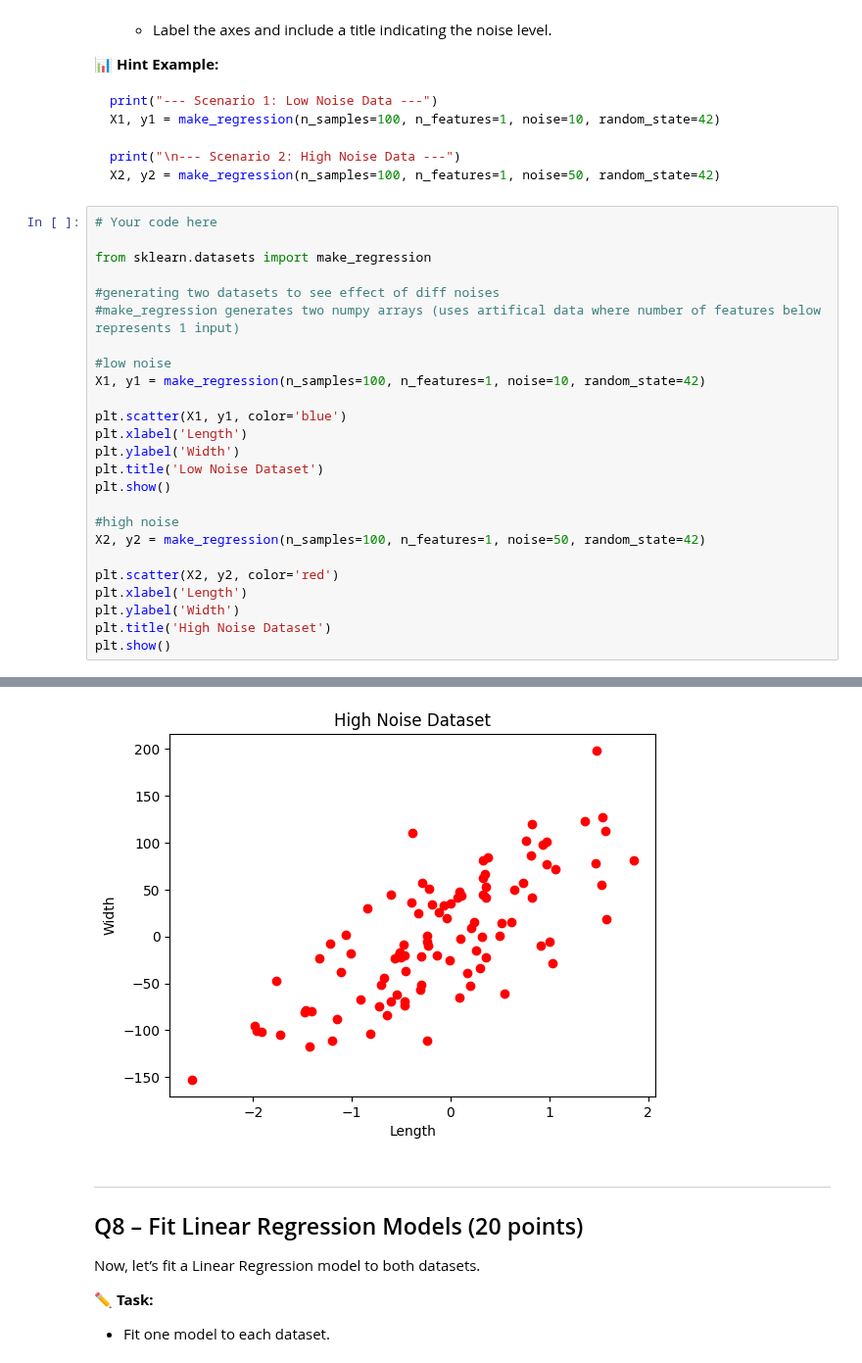
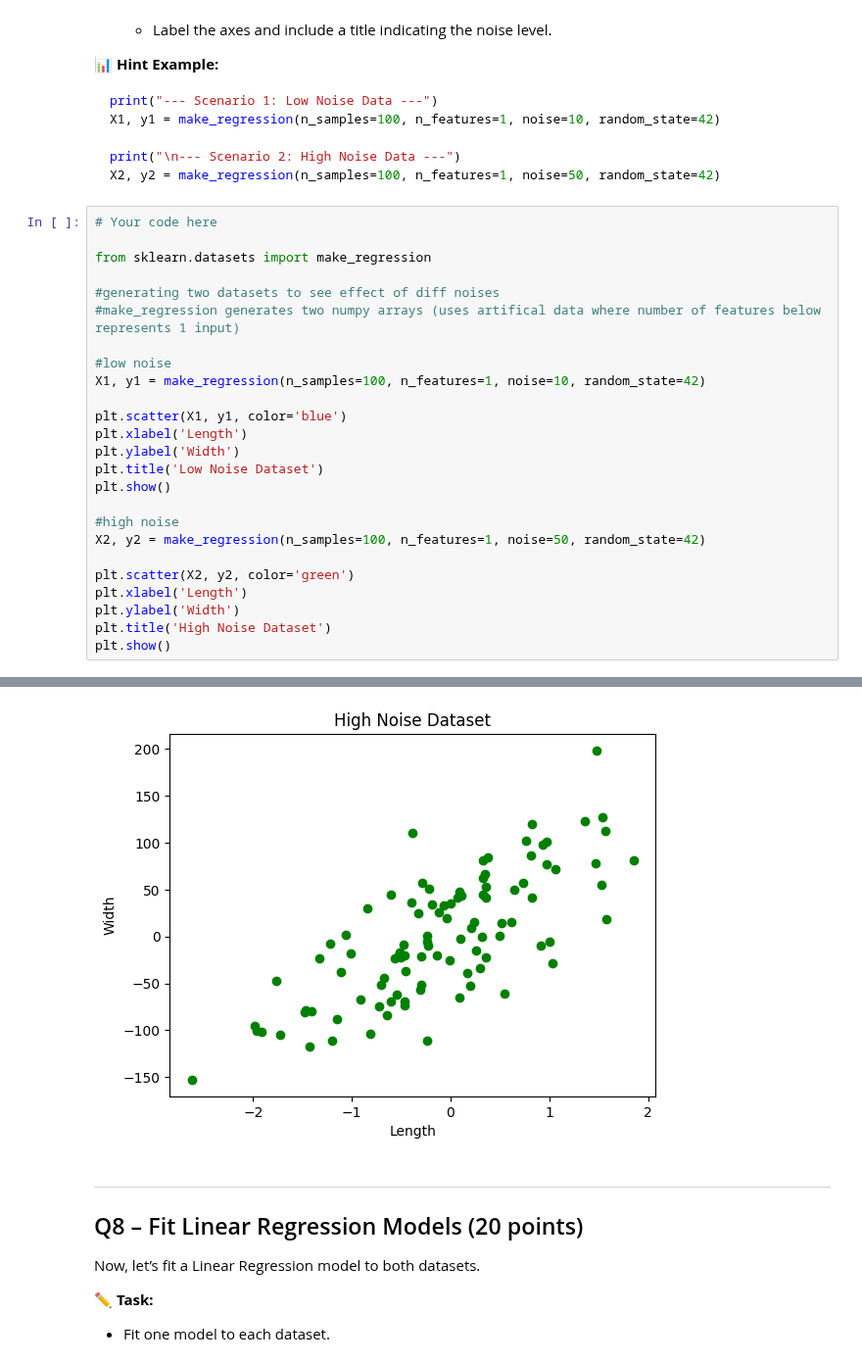
Before and after one commit to JanaAliCS/machine_leanring, a Jupyter notebook: assignment_2.ipynb, the cells around one changed output, grey strips where cells are left out. Shown at 98% size. Cells and saved outputs as stored; diff of their text form.

```diff
--- a/assignment_2.ipynb
+++ b/assignment_2.ipynb
@@ -285,31 +285,31 @@ X2, y2 = make_regression(n_samples=100, n_features=1, noise=50, random_state=42)
 # %%
 # Your code here
 
 from sklearn.datasets import make_regression
 
 #generating two datasets to see effect of diff noises
 #make_regression generates two numpy arrays (uses artifical data where number of features below represents 1 input)
 
 #low noise
 X1, y1 = make_regression(n_samples=100, n_features=1, noise=10, random_state=42)
 
 plt.scatter(X1, y1, color='blue')
 plt.xlabel('Length')
 plt.ylabel('Width')
 plt.title('Low Noise Dataset')
 plt.show()
 
 #high noise
 X2, y2 = make_regression(n_samples=100, n_features=1, noise=50, random_state=42)
 
-plt.scatter(X2, y2, color='red')
+plt.scatter(X2, y2, color='green')
 plt.xlabel('Length')
 plt.ylabel('Width')
 plt.title('High Noise Dataset')
 plt.show()
 # %% [output]
 [figure]
-[figure, old version]
+[figure, new version]
 # %% [markdown]
 ---
 ## Q8 – Fit Linear Regression Models (20 points)
```
Also changed, not shown: parts of 3 cells of this notebook.
